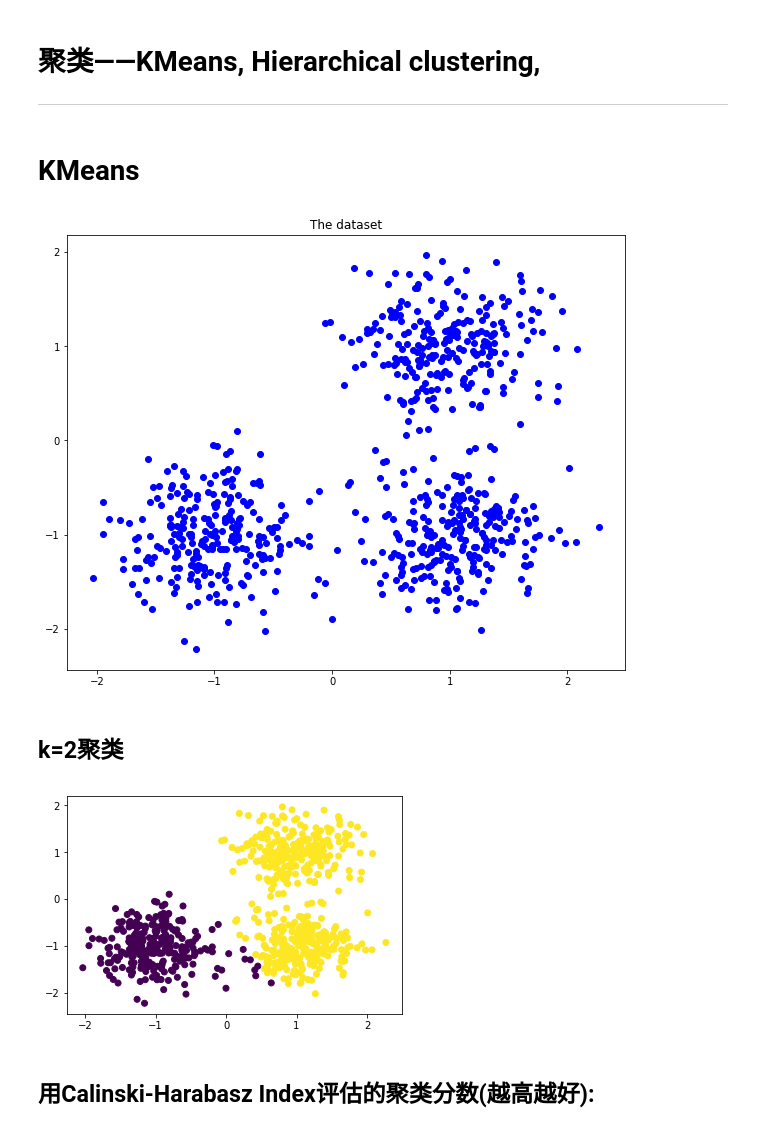
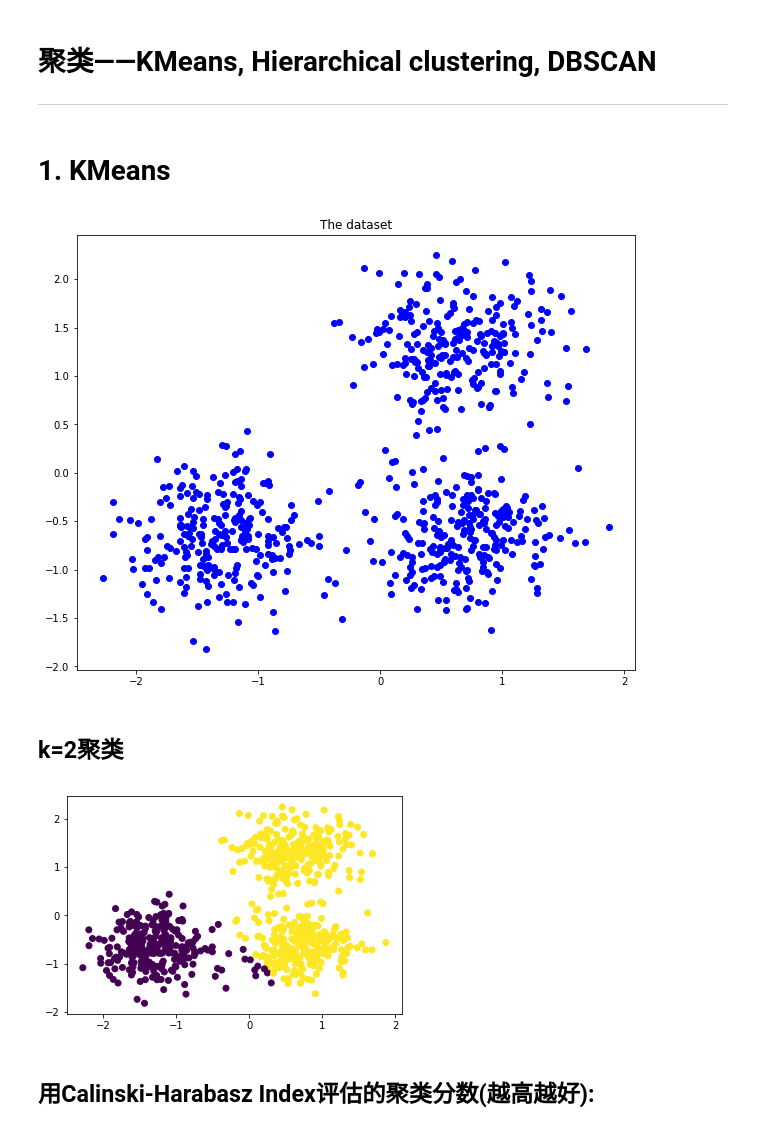
Before and after one commit to zhaoxuyan/Jupyter-Notebook-Projects, a Jupyter notebook: sklearn/Clustering.ipynb, the cells around one changed output. Drawn from its saved outputs; the diff is of its cells as text; code cells hidden in the pictures.

```diff
--- a/sklearn/Clustering.ipynb
+++ b/sklearn/Clustering.ipynb
@@ -1,8 +1,8 @@
 # %% [markdown]
-# 聚类——KMeans, Hierarchical clustering,
+# 聚类——KMeans, Hierarchical clustering, DBSCAN
 ---
 # %% [markdown]
-# KMeans
+# 1. KMeans
 # %%
 import numpy as np
 from scipy.cluster.hierarchy import linkage, dendrogram, fcluster
@@ -11,13 +12,15 @@ import matplotlib.pyplot as plt
 # %%
 centers = [[1, 1], [-1, -1], [1, -1]]    # 定义 3 个中心点
 # 生成 n=750 个样本，每个样本的特征个数为 d=2，并返回每个样本的真实类别
 X, labels_true = make_blobs(n_samples=750, centers=centers, cluster_std=0.4, random_state=0)
+# 标准化
+X = StandardScaler().fit_transform(X)
 plt.figure(figsize=(10, 8))
 plt.scatter(X[:, 0], X[:, 1], c='b')
 plt.title('The dataset')
 plt.show()
 # %% [output]
-[figure, old version]
+[figure, new version]
 # %% [markdown]
 ## k=2聚类
 # %%
@@ -26,7 +29,7 @@ y_pred = KMeans(n_clusters=2, random_state=9).fit_predict(X)
 plt.scatter(X[:, 0], X[:, 1], c=y_pred)
 plt.show()
 # %% [output]
-[figure, old version]
+[figure, new version]
 # %% [markdown]
 ## 用Calinski-Harabasz Index评估的聚类分数(越高越好):
 # %% [markdown]
```
Also changed, not shown: parts of 25 cells of this notebook, 11 other files.
